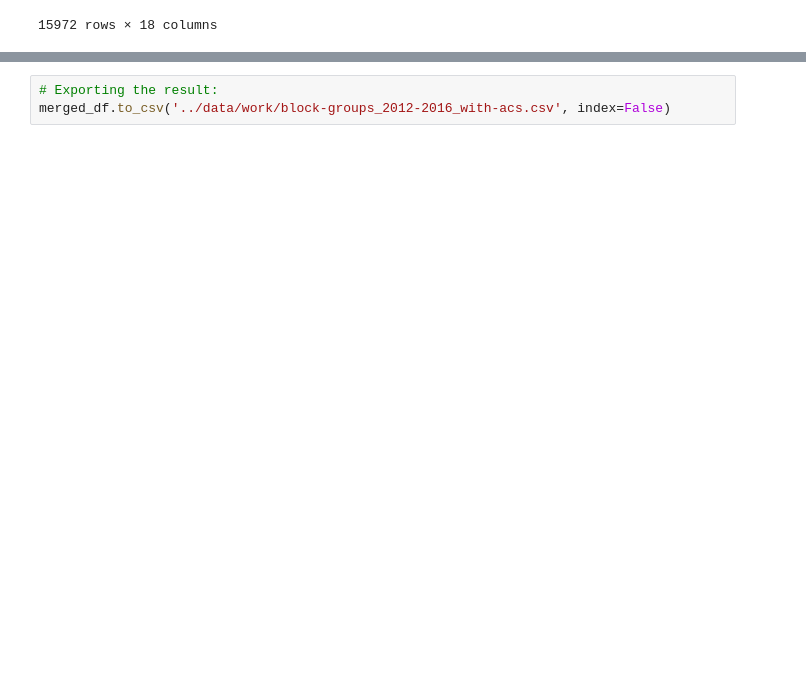
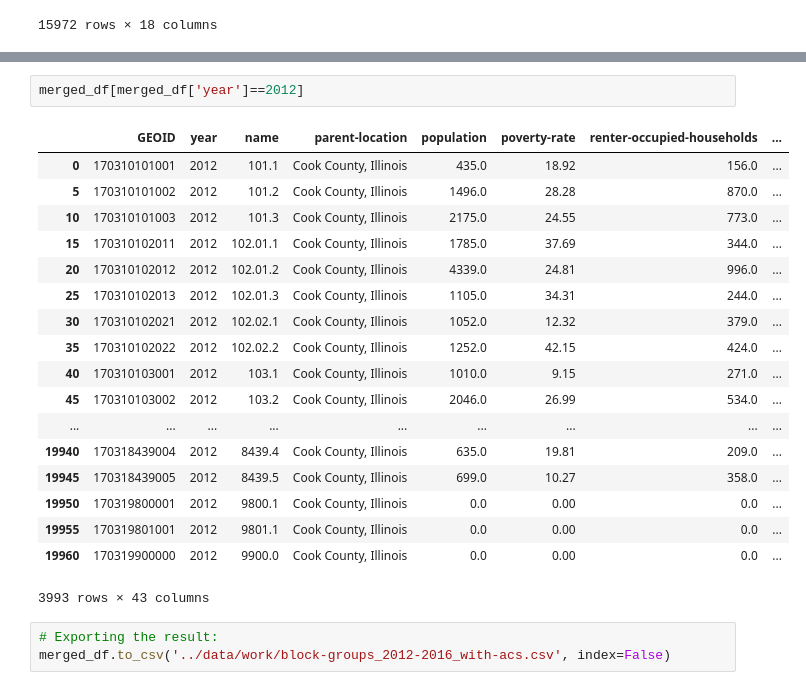
Before and after one commit to luisesanmartin/ml-eviction-chicago, a Jupyter notebook: notebooks/get_acs_data.ipynb, the cells around one changed output, grey strips where cells are left out. Saved outputs shown, nothing was run; the diff lists cells and outputs as text; blank space fills up the shorter version.

```diff
--- a/notebooks/get_acs_data.ipynb
+++ b/notebooks/get_acs_data.ipynb
@@ -200,4 +200,25 @@ merged_df.head()
 5 rows × 43 columns
+# %%
+merged_df[merged_df['year']==2012]
+# %% [output]
+|  | GEOID | year | name | parent-location | population | poverty-rate | renter-occupied-households | ... |
+| 0 | 170310101001 | 2012 | 101.1 | Cook County, Illinois | 435.0 | 18.92 | 156.0 | ... |
+| 5 | 170310101002 | 2012 | 101.2 | Cook County, Illinois | 1496.0 | 28.28 | 870.0 | ... |
+| 10 | 170310101003 | 2012 | 101.3 | Cook County, Illinois | 2175.0 | 24.55 | 773.0 | ... |
+| 15 | 170310102011 | 2012 | 102.01.1 | Cook County, Illinois | 1785.0 | 37.69 | 344.0 | ... |
+| 20 | 170310102012 | 2012 | 102.01.2 | Cook County, Illinois | 4339.0 | 24.81 | 996.0 | ... |
+| 25 | 170310102013 | 2012 | 102.01.3 | Cook County, Illinois | 1105.0 | 34.31 | 244.0 | ... |
+| 30 | 170310102021 | 2012 | 102.02.1 | Cook County, Illinois | 1052.0 | 12.32 | 379.0 | ... |
+| 35 | 170310102022 | 2012 | 102.02.2 | Cook County, Illinois | 1252.0 | 42.15 | 424.0 | ... |
+| 40 | 170310103001 | 2012 | 103.1 | Cook County, Illinois | 1010.0 | 9.15 | 271.0 | ... |
+| 45 | 170310103002 | 2012 | 103.2 | Cook County, Illinois | 2046.0 | 26.99 | 534.0 | ... |
+| ... | ... | ... | ... | ... | ... | ... | ... | ... |
+| 19940 | 170318439004 | 2012 | 8439.4 | Cook County, Illinois | 635.0 | 19.81 | 209.0 | ... |
+| 19945 | 170318439005 | 2012 | 8439.5 | Cook County, Illinois | 699.0 | 10.27 | 358.0 | ... |
+| 19950 | 170319800001 | 2012 | 9800.1 | Cook County, Illinois | 0.0 | 0.00 | 0.0 | ... |
+| 19955 | 170319801001 | 2012 | 9801.1 | Cook County, Illinois | 0.0 | 0.00 | 0.0 | ... |
+| 19960 | 170319900000 | 2012 | 9900.0 | Cook County, Illinois | 0.0 | 0.00 | 0.0 | ... |
+3993 rows × 43 columns
 # %%
 # Exporting the result:
 merged_df.to_csv('../data/work/block-groups_2012-2016_with-acs.csv', index=False)
```
Also changed, not shown: parts of 5 cells of this notebook.
